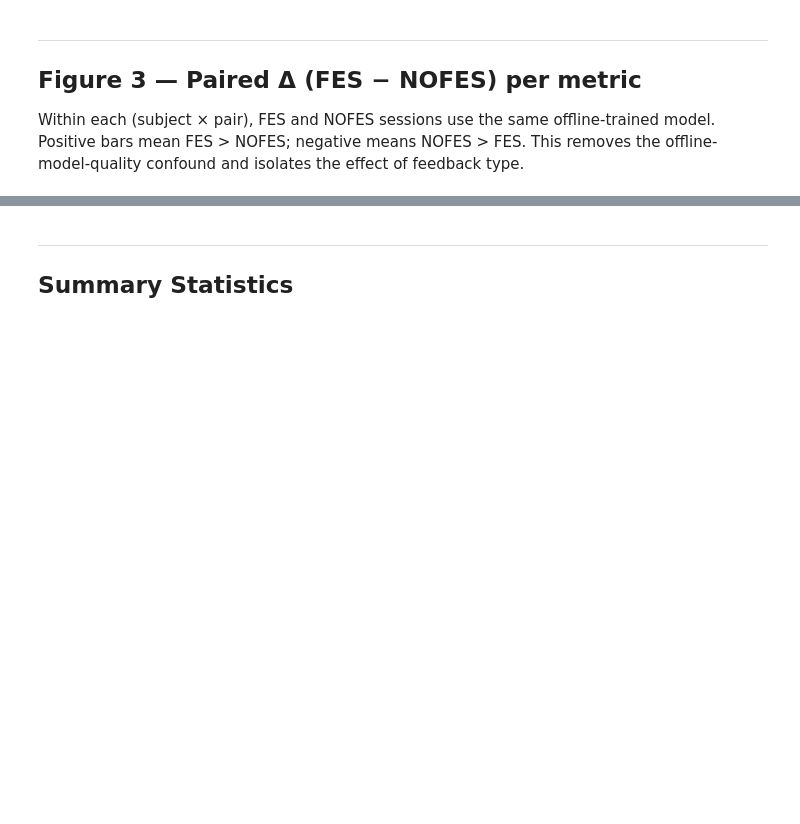
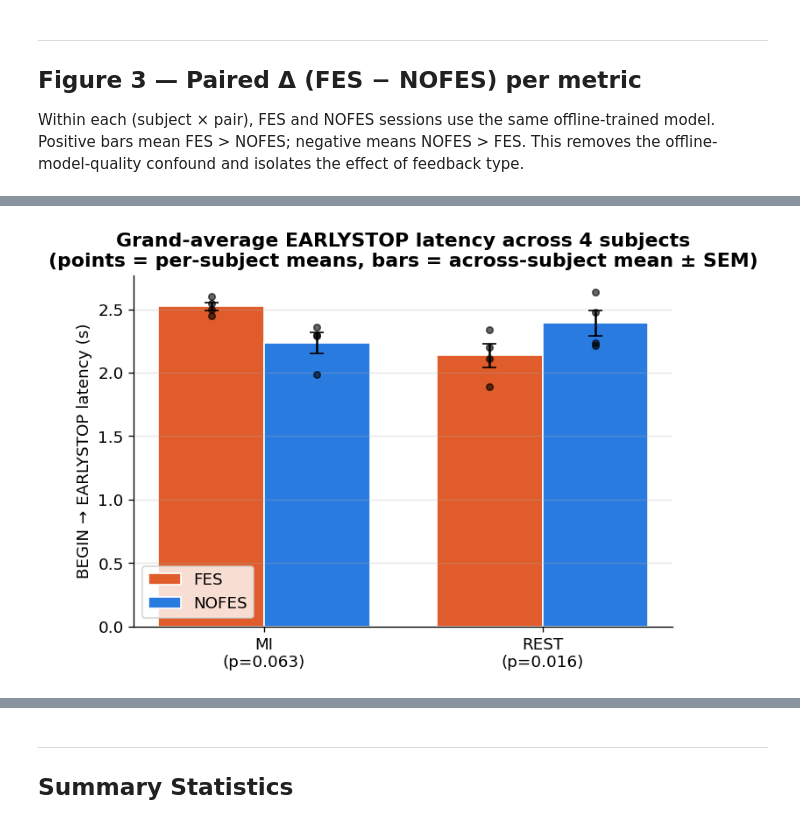
Before and after one commit to pulipakaa24/ECE374N, a Jupyter notebook: Final Project/overall_analysis.ipynb, the cells around one changed output, grey strips where cells are left out. Cells and saved outputs as stored; diff of their text form; code cells hidden in the pictures; blank space fills up the shorter version.

```diff
--- a/Final Project/overall_analysis.ipynb
+++ b/Final Project/overall_analysis.ipynb
@@ -306,7 +339,7 @@ for fp in xdf_files:
         continue
     subj, ses_id, kind, stim = meta
     try:
-        X, y, ch_names, sfreq, n_rej, mk_acc = load_session_epochs(fp)
+        X, y, ch_names, sfreq, n_rej, stats = load_session_epochs(fp)
     except Exception as e:
         print(f'  ERROR {os.path.basename(fp)}: {e}')
         continue
@@ -314,13 +347,19 @@ for fp in xdf_files:
     sessions.setdefault(subj, {})[ses_id] = dict(
         X=X, y=y, kind=kind, stim=stim,
         ch_names=ch_names, sfreq=sfreq,
-        mk_acc=mk_acc, file=os.path.basename(fp))
+        stats=stats, file=os.path.basename(fp))
     total_rej += n_rej
 
-    acc_str = f'  mk_acc={mk_acc:.3f}' if mk_acc is not None else ''
+    if stats is not None:
+        info = (f'  acc={stats["mk_acc"]:.3f} '
+                f'(MI={stats["mi_acc"]:.2f}, REST={stats["rest_acc"]:.2f})  '
+                f'lat(MI={stats["mi_latency"]:.2f}s, REST={stats["rest_latency"]:.2f}s)'
+                if stats['mi_acc'] is not None and stats['rest_acc'] is not None else '')
+    else:
+        info = ''
     print(f'  {subj}/{ses_id}  {kind:<7} {stim:<5}  '
           f'n={len(y):3d}  (MI={int(y.sum())}, REST={int((1-y).sum())})  '
-          f'rej={n_rej}{acc_str}')
+          f'rej={n_rej}{info}')
 
 subjects = sorted(sessions.keys())
 print(f'\nLoaded {len(subjects)} subject(s): {subjects}  |  '
@@ -575,0 +862,85 @@ Saved: fes_minus_nofes_delta.png
+# %%
+# Grand average across subjects: one pair of bars per class (MI, REST).
+# Each subject contributes one mean (averaged across their sessions) per condition,
+# so error bars = between-subject SEM.
+from scipy.stats import ttest_rel
+
+def subject_means(data):
+    return {cond: np.array([np.mean(data[s][cond]) for s in subjects if data[s][cond]])
+            for cond in ('FES', 'NOFES')}
+
+mi_sub   = subject_means(mi_lat)
+rest_sub = subject_means(rest_lat)
+
+fig, ax = plt.subplots(figsize=(6, 4.5))
+classes = ['MI', 'REST']
+x       = np.arange(len(classes))
+width   = 0.38
+
+p_values = {}
+for cls, d in [('MI', mi_sub), ('REST', rest_sub)]:
+    subjects_with_both = [s for s in subjects if mi_lat[s]['FES'] and mi_lat[s]['NOFES']] if cls == 'MI' else [s for s in subjects if rest_lat[s]['FES'] and rest_lat[s]['NOFES']]
+    fes_paired = np.array([np.mean(mi_lat[s]['FES']) if cls == 'MI' else np.mean(rest_lat[s]['FES']) for s in subjects_with_both])
+    nofes_paired = np.array([np.mean(mi_lat[s]['NOFES']) if cls == 'MI' else np.mean(rest_lat[s]['NOFES']) for s in subjects_with_both])
+
+    if len(fes_paired) > 1:
+        _, p_val = ttest_rel(fes_paired, nofes_paired)
+        p_values[cls] = p_val
+    else:
+        p_values[cls] = np.nan
+
+for i, cond in enumerate(('FES', 'NOFES')):
+    means = [mi_sub[cond].mean(),        rest_sub[cond].mean()]
+    sems  = [mi_sub[cond].std(ddof=1) / np.sqrt(len(mi_sub[cond])),
+             rest_sub[cond].std(ddof=1) / np.sqrt(len(rest_sub[cond]))]
+    offset = (i - 0.5) * width
+    ax.bar(x + offset, means, width, yerr=sems,
+           color=cond_color[cond], label=cond, edgecolor='white', capsize=5)
+    for j, arr in enumerate([mi_sub[cond], rest_sub[cond]]):
+        ax.scatter(np.full(len(arr), x[j] + offset), arr,
+                   color='k', alpha=0.6, s=20, zorder=3)
+
+# Modify X-labels to contain the P-Values below each
+new_labels = []
+for cls in classes:
+    p_val = p_values[cls]
+    if not np.isnan(p_val):
+        p_str = f'p={p_val:.3f}' if p_val >= 0.001 else 'p<0.001'
+        new_labels.append(f'{cls}\n({p_str})')
+    else:
+        new_labels.append(cls)
+
+ax.set_xticks(x); ax.set_xticklabels(new_labels)
+ax.set_ylabel('BEGIN → EARLYSTOP latency (s)')
+ax.set_title(f'Grand-average EARLYSTOP latency across {len(subjects)} subjects\n'
+             '(points = per-subject means, bars = across-subject mean ± SEM)',
+             fontweight='bold')
+ax.legend(); ax.grid(axis='y', alpha=0.3)
+ax.spines[['top','right']].set_visible(False)
+plt.tight_layout()
+plt.savefig('grand_avg_latency.png', dpi=150, bbox_inches='tight')
+plt.show()
+print('Saved: grand_avg_latency.png')
+
+print('\nGrand-average latency (across-subject mean ± SEM) & Paired T-Test:')
+sem = lambda a: a.std(ddof=1) / np.sqrt(len(a)) if len(a) > 1 else 0.0
+for cls, d in [('MI', mi_sub), ('REST', rest_sub)]:
+    # Ensure arrays are aligned for t-test by taking paired subjects only
+    subjects_with_both = [s for s in subjects if mi_lat[s]['FES'] and mi_lat[s]['NOFES']] if cls == 'MI' else [s for s in subjects if rest_lat[s]['FES'] and rest_lat[s]['NOFES']]
+
+    fes_paired = np.array([np.mean(mi_lat[s]['FES']) if cls == 'MI' else np.mean(rest_lat[s]['FES']) for s in subjects_with_both])
+    nofes_paired = np.array([np.mean(mi_lat[s]['NOFES']) if cls == 'MI' else np.mean(rest_lat[s]['NOFES']) for s in subjects_with_both])
+
+    delta = d['FES'].mean() - d['NOFES'].mean()
+
+    if len(fes_paired) > 1:
+        t_stat, p_val = ttest_rel(fes_paired, nofes_paired)
+        stats_str = f'p = {p_val:.4f} (t = {t_stat:.2f}, n = {len(fes_paired)})'
+    else:
+        stats_str = 'Not enough paired data for t-test'
+
+    print(f'  {cls:<5}  FES = {d["FES"].mean():.3f} ± {sem(d["FES"]):.3f} s   '
+          f'NOFES = {d["NOFES"].mean():.3f} ± {sem(d["NOFES"]):.3f} s   '
+          f'Δ = {delta:+.3f} s   |   {stats_str}')
+# %% [output]
+[figure, added]
```
Also changed, not shown: parts of 16 cells of this notebook, 15 other files.
